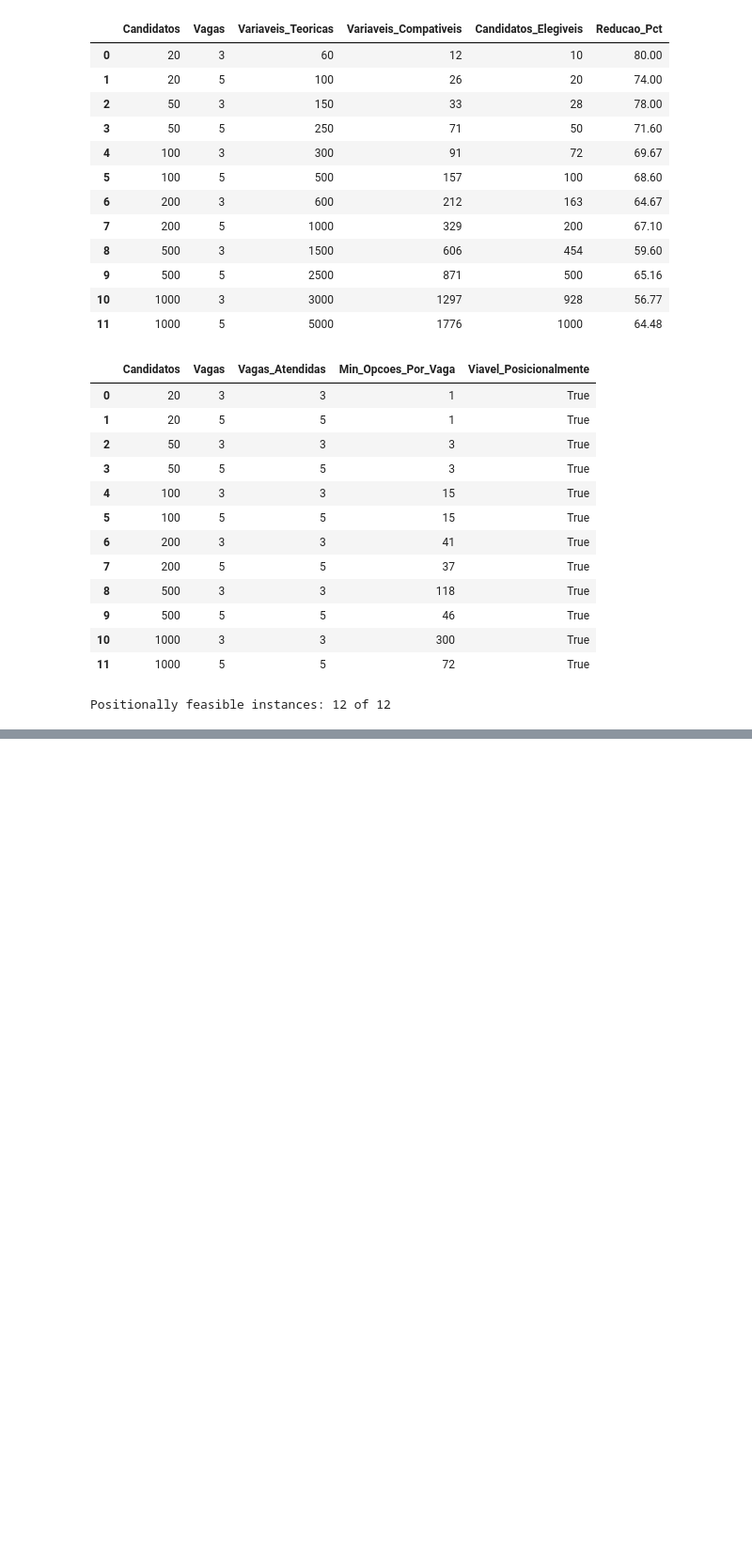
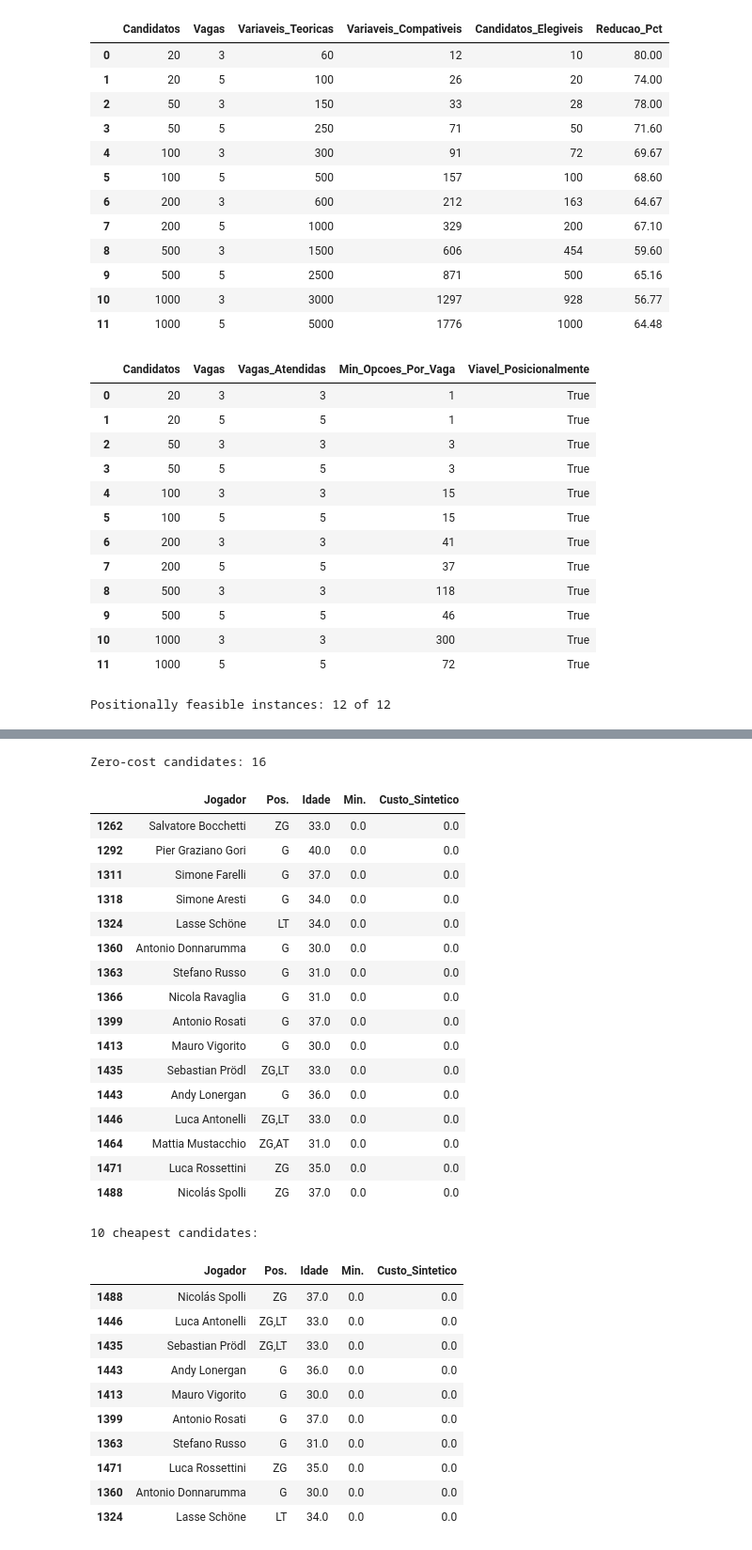
Before and after one commit to LunusMax/mathematical-programming, a Jupyter notebook: trabalho_pratico/fase_2/analise_exploratoria.ipynb, the cells around one changed output, grey strips where cells are left out. Shown at 94% size. Drawn from its saved outputs; the diff is of its cells as text; code cells hidden in the pictures; blank space fills up the shorter version.

```diff
--- a/trabalho_pratico/fase_2/analise_exploratoria.ipynb
+++ b/trabalho_pratico/fase_2/analise_exploratoria.ipynb
@@ -1270,0 +1469,57 @@ Positionally feasible instances: 12 of 12
+# %%
+# ============================================================
+# Inspect zero-cost and minimum-cost candidates
+# ============================================================
+
+zero_cost = budget_candidates[
+    budget_candidates["Custo_Sintetico"] == 0
+]
+
+print(f"Zero-cost candidates: {len(zero_cost)}")
+
+display(
+    zero_cost[
+        ["Jogador", "Pos.", "Idade", "Min.", "Custo_Sintetico"]
+    ].head(20)
+)
+
+print("\n10 cheapest candidates:")
+
+display(
+    budget_candidates[
+        ["Jogador", "Pos.", "Idade", "Min.", "Custo_Sintetico"]
+    ]
+    .sort_values("Custo_Sintetico")
+    .head(10)
+)
+# %% [output]
+Zero-cost candidates: 16
+|  | Jogador | Pos. | Idade | Min. | Custo_Sintetico |
+| 1262 | Salvatore Bocchetti | ZG | 33.0 | 0.0 | 0.0 |
+| 1292 | Pier Graziano Gori | G | 40.0 | 0.0 | 0.0 |
+| 1311 | Simone Farelli | G | 37.0 | 0.0 | 0.0 |
+| 1318 | Simone Aresti | G | 34.0 | 0.0 | 0.0 |
+| 1324 | Lasse Schöne | LT | 34.0 | 0.0 | 0.0 |
+| 1360 | Antonio Donnarumma | G | 30.0 | 0.0 | 0.0 |
+| 1363 | Stefano Russo | G | 31.0 | 0.0 | 0.0 |
+| 1366 | Nicola Ravaglia | G | 31.0 | 0.0 | 0.0 |
+| 1399 | Antonio Rosati | G | 37.0 | 0.0 | 0.0 |
+| 1413 | Mauro Vigorito | G | 30.0 | 0.0 | 0.0 |
+| 1435 | Sebastian Prödl | ZG,LT | 33.0 | 0.0 | 0.0 |
+| 1443 | Andy Lonergan | G | 36.0 | 0.0 | 0.0 |
+| 1446 | Luca Antonelli | ZG,LT | 33.0 | 0.0 | 0.0 |
+| 1464 | Mattia Mustacchio | ZG,AT | 31.0 | 0.0 | 0.0 |
+| 1471 | Luca Rossettini | ZG | 35.0 | 0.0 | 0.0 |
+| 1488 | Nicolás Spolli | ZG | 37.0 | 0.0 | 0.0 |
+10 cheapest candidates:
+|  | Jogador | Pos. | Idade | Min. | Custo_Sintetico |
+| 1488 | Nicolás Spolli | ZG | 37.0 | 0.0 | 0.0 |
+| 1446 | Luca Antonelli | ZG,LT | 33.0 | 0.0 | 0.0 |
+| 1435 | Sebastian Prödl | ZG,LT | 33.0 | 0.0 | 0.0 |
+| 1443 | Andy Lonergan | G | 36.0 | 0.0 | 0.0 |
+| 1413 | Mauro Vigorito | G | 30.0 | 0.0 | 0.0 |
+| 1399 | Antonio Rosati | G | 37.0 | 0.0 | 0.0 |
+| 1363 | Stefano Russo | G | 31.0 | 0.0 | 0.0 |
+| 1471 | Luca Rossettini | ZG | 35.0 | 0.0 | 0.0 |
+| 1360 | Antonio Donnarumma | G | 30.0 | 0.0 | 0.0 |
+| 1324 | Lasse Schöne | LT | 34.0 | 0.0 | 0.0 |
```
Also changed, not shown: parts of 2 cells of this notebook, 5 other files.
